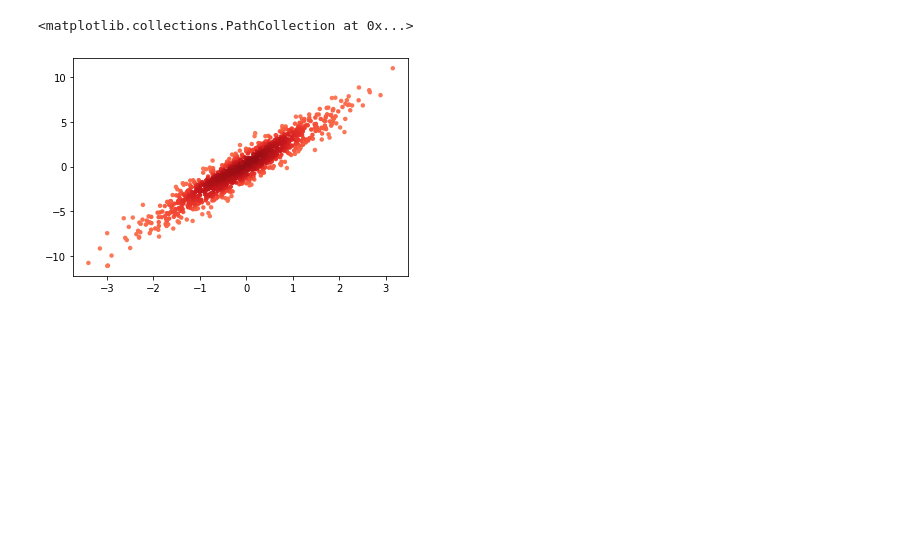
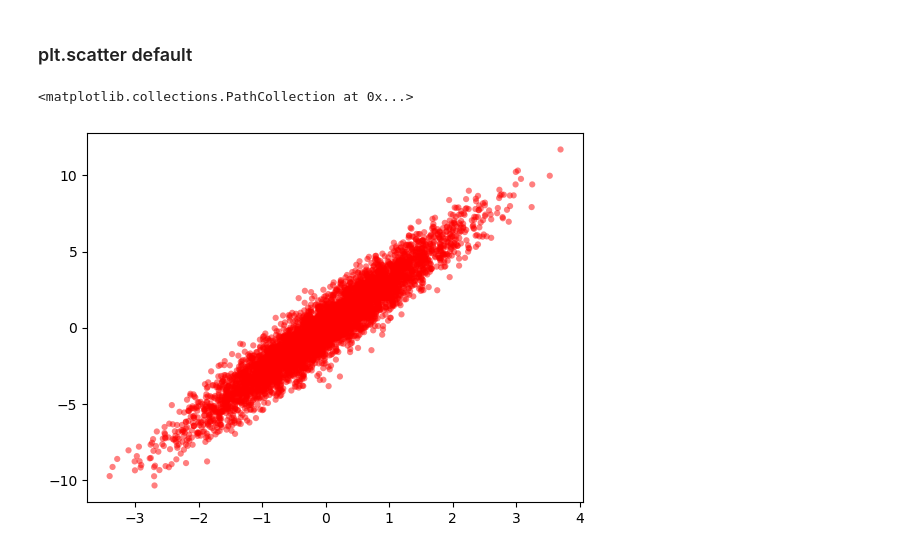
Before and after one commit to AnnaOG/topcat_scatter_python, a Jupyter notebook: TOPCAT_density_demo.ipynb, the cells around one changed output. Drawn from its saved outputs; the diff is of its cells as text; code cells hidden in the pictures; blank space fills up the shorter version.

```diff
--- a/TOPCAT_density_demo.ipynb
+++ b/TOPCAT_density_demo.ipynb
@@ -21,21 +16,11 @@ def truncate_colormap(cmap, minval=0.0, maxval=1.0, n=100):
 # %%
-# Set your data
-x = np.random.normal(size=1000)
-y = x * 3 + np.random.normal(size=1000)
+# Create some data
+x = np.random.randn(5000)
+y = x * 3 + np.random.randn(5000)
-# %%
-# Calculate the point density
-xy = np.vstack([x,y])
-z = gaussian_kde(xy)(xy)
-
-# Sort the points by density, so that the densest points are plotted last
-idx = z.argsort()
-x, y, z = x[idx], y[idx], z[idx]
-# %%
-# Example plot with red points
-# colormap from here, ’sequential’: https://matplotlib.org/stable/tutorials/colors/colormaps.html
-# Bounds of 0.45 and 0.9 are suggestions
-
-plt.scatter(x, y, c=z, s=20, edgecolor='none',cmap=truncate_colormap(plt.get_cmap('Reds'), 0.45, 0.9))
-# %% [output]
-<matplotlib.collections.PathCollection at 0x...>
-[figure, removed]
+# %% [markdown]
+### plt.scatter default
+# %%
+plt.scatter(x, y, s=20, alpha=0.5, c='red', edgecolor='none')
+# %% [output]
+<matplotlib.collections.PathCollection at 0x...>
+[figure, added]
```
Also changed, not shown: parts of 13 cells of this notebook, 6 other files.
